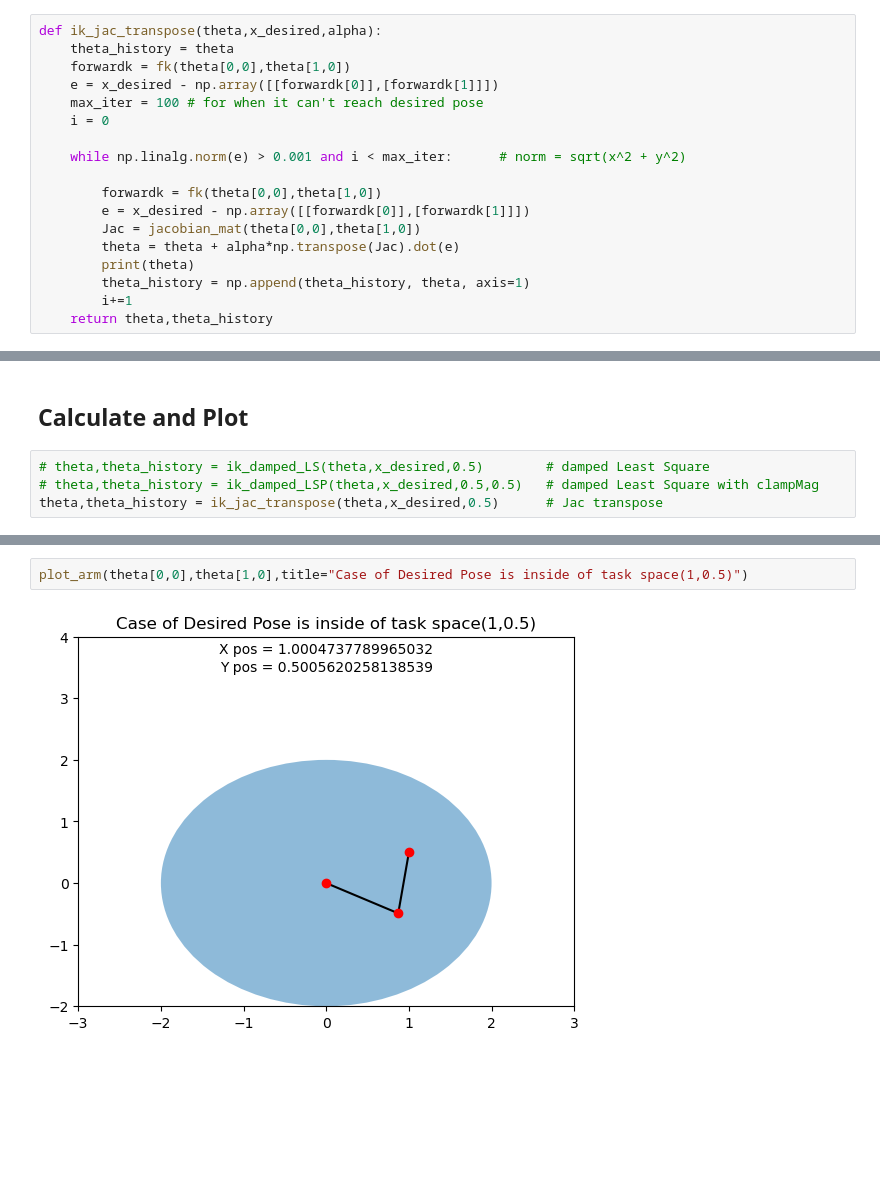
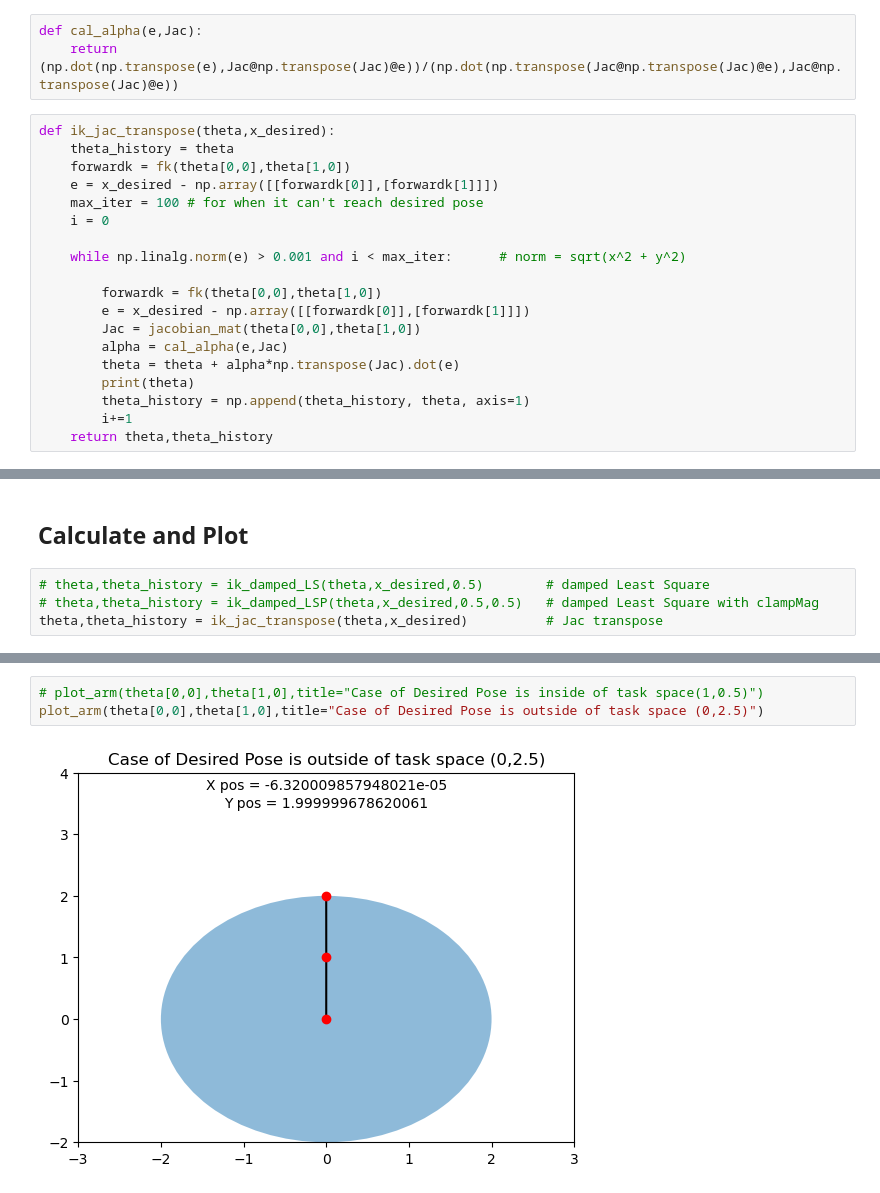
Before and after one commit to Phayuth/robotics, a Jupyter notebook: manipulator/IK_2DOF_Plannar.ipynb, the cells around one changed output, grey strips where cells are left out. Saved outputs shown, nothing was run; the diff lists cells and outputs as text; blank space fills up the shorter version.

```diff
--- a/Manipulator/Manipulator_Planar_2DOF.ipynb
+++ b/manipulator/IK_2DOF_Plannar.ipynb
@@ -190,8 +190,11 @@ def ik_jac_clampMag(theta,x_desired,Dmax):
     return theta,theta_history
 # %% [markdown]
 # Jacobian Transpose Method
+# %%
+def cal_alpha(e,Jac):
+    return (np.dot(np.transpose(e),Jac@np.transpose(Jac)@e))/(np.dot(np.transpose(Jac@np.transpose(Jac)@e),Jac@np.transpose(Jac)@e))
 # %%
-def ik_jac_transpose(theta,x_desired,alpha):
+def ik_jac_transpose(theta,x_desired):
     theta_history = theta
     forwardk = fk(theta[0,0],theta[1,0])
     e = x_desired - np.array([[forwardk[0]],[forwardk[1]]])
@@ -203,6 +206,7 @@ def ik_jac_transpose(theta,x_desired,alpha):
         forwardk = fk(theta[0,0],theta[1,0])
         e = x_desired - np.array([[forwardk[0]],[forwardk[1]]])
         Jac = jacobian_mat(theta[0,0],theta[1,0])
+        alpha = cal_alpha(e,Jac)
         theta = theta + alpha*np.transpose(Jac).dot(e)
         print(theta)
         theta_history = np.append(theta_history, theta, axis=1)
@@ -326,5 +327,5 @@ x_desired = np.array([[0],[2.5]]) # vector 2x1
 # %%
 # theta,theta_history = ik_damped_LS(theta,x_desired,0.5)        # damped Least Square
 # theta,theta_history = ik_damped_LSP(theta,x_desired,0.5,0.5)   # damped Least Square with clampMag
-theta,theta_history = ik_jac_transpose(theta,x_desired,0.5)      # Jac transpose
+theta,theta_history = ik_jac_transpose(theta,x_desired)          # Jac transpose
 # %% [output]
@@ -348,4 +349,5 @@ theta,theta_history = ik_jac_transpose(theta,x_desired,0.5)      # Jac transpose
 # %%
-plot_arm(theta[0,0],theta[1,0],title="Case of Desired Pose is inside of task space(1,0.5)")
+# plot_arm(theta[0,0],theta[1,0],title="Case of Desired Pose is inside of task space(1,0.5)")
+plot_arm(theta[0,0],theta[1,0],title="Case of Desired Pose is outside of task space (0,2.5)")
 # %% [output]
-[figure, old version]
+[figure, new version]
```
Also changed, not shown: parts of 12 cells of this notebook, 19 other files.
